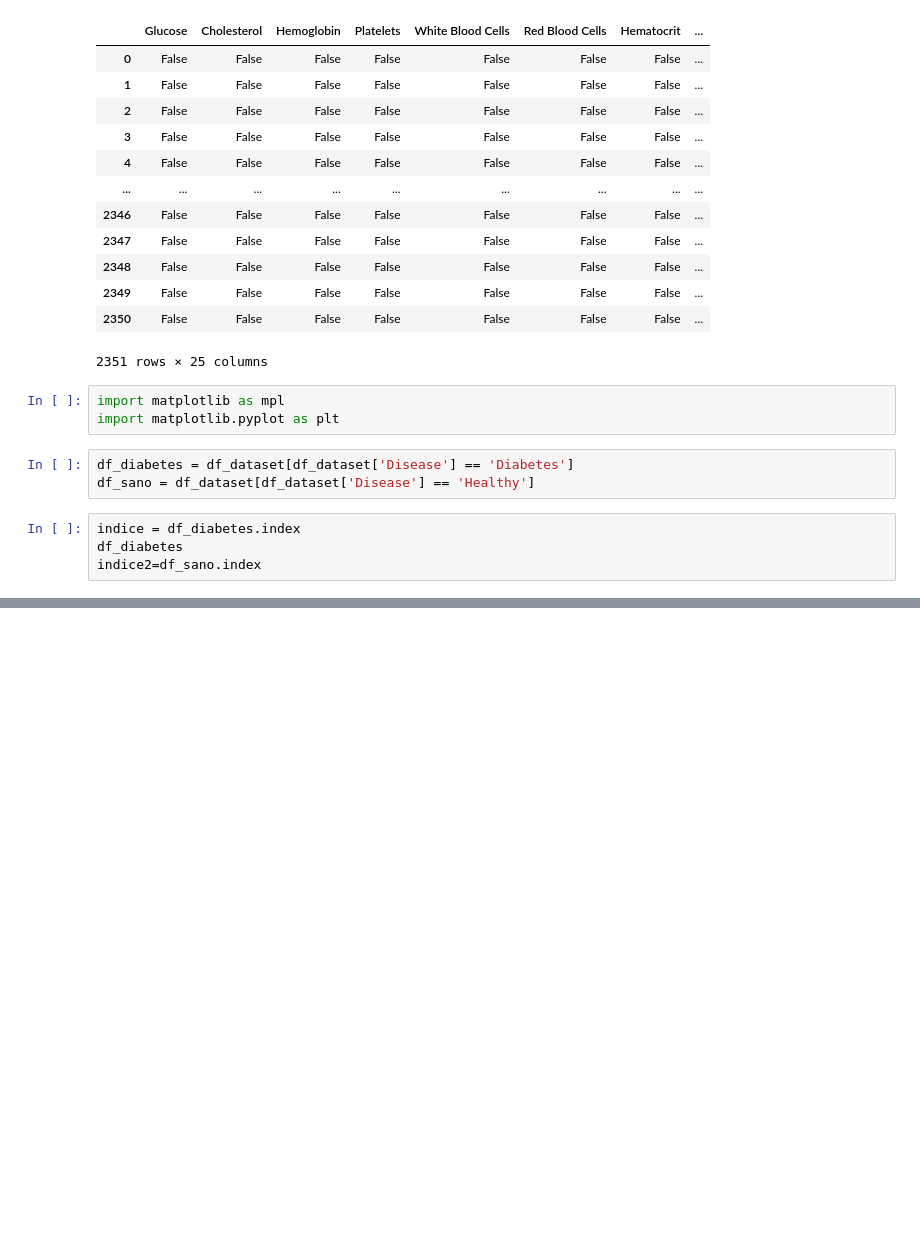
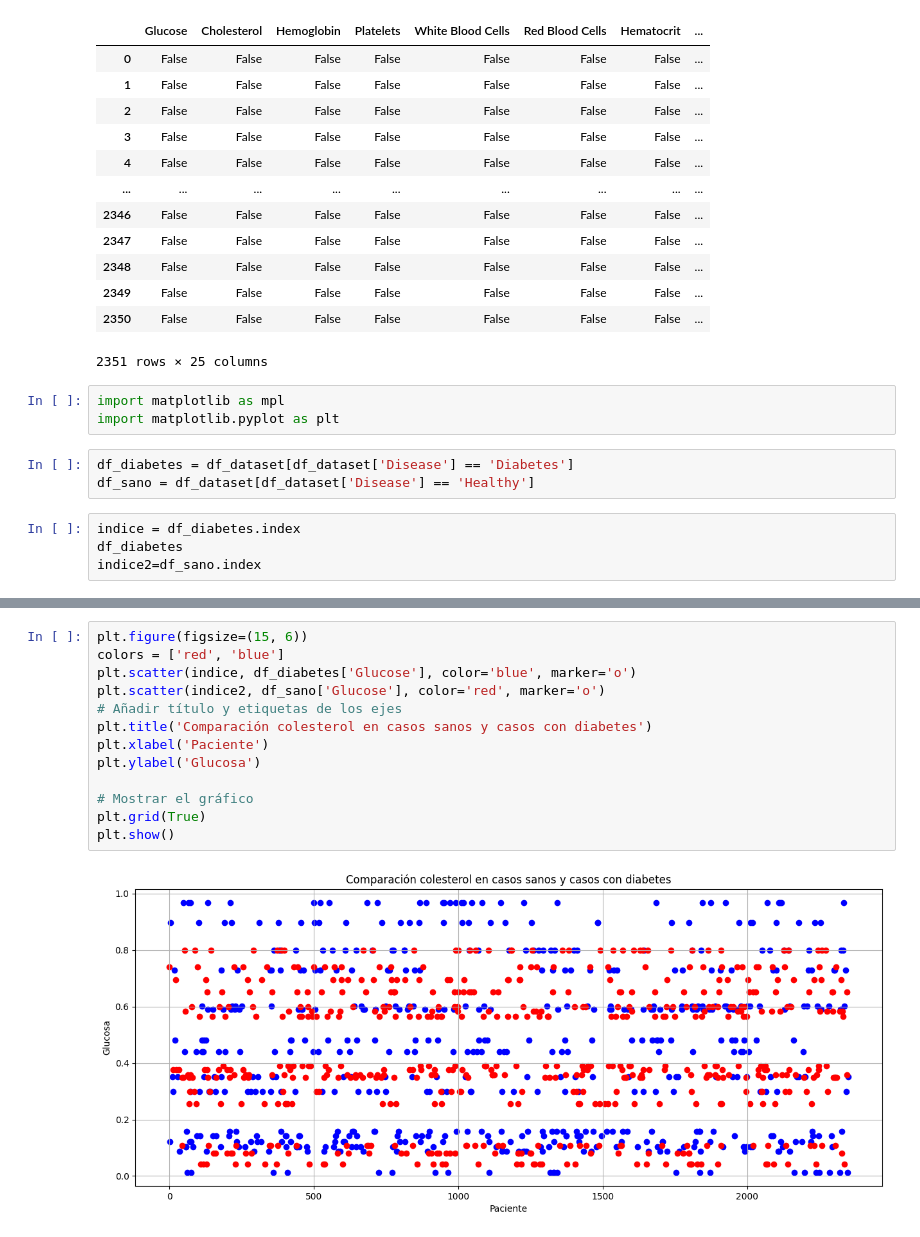
Before and after one commit to borisValdez/DataScience, a Jupyter notebook: ProyectoDS_ParteI_Boris.ipynb, the cells around one changed output, grey strips where cells are left out. Cells and saved outputs as stored; diff of their text form; blank space fills up the shorter version.

```diff
--- a/ProyectoDS_ParteI_Boris.ipynb
+++ b/ProyectoDS_ParteI_Boris.ipynb
@@ -139,0 +157,15 @@ plt.show()
+# %%
+plt.figure(figsize=(15, 6))
+colors = ['red', 'blue']
+plt.scatter(indice, df_diabetes['Glucose'], color='blue', marker='o')
+plt.scatter(indice2, df_sano['Glucose'], color='red', marker='o')
+# Añadir título y etiquetas de los ejes
+plt.title('Comparación colesterol en casos sanos y casos con diabetes')
+plt.xlabel('Paciente')
+plt.ylabel('Glucosa')
+
+# Mostrar el gráfico
+plt.grid(True)
+plt.show()
+# %% [output]
+[figure, added]
```
Also changed, not shown: parts of 4 cells of this notebook.
